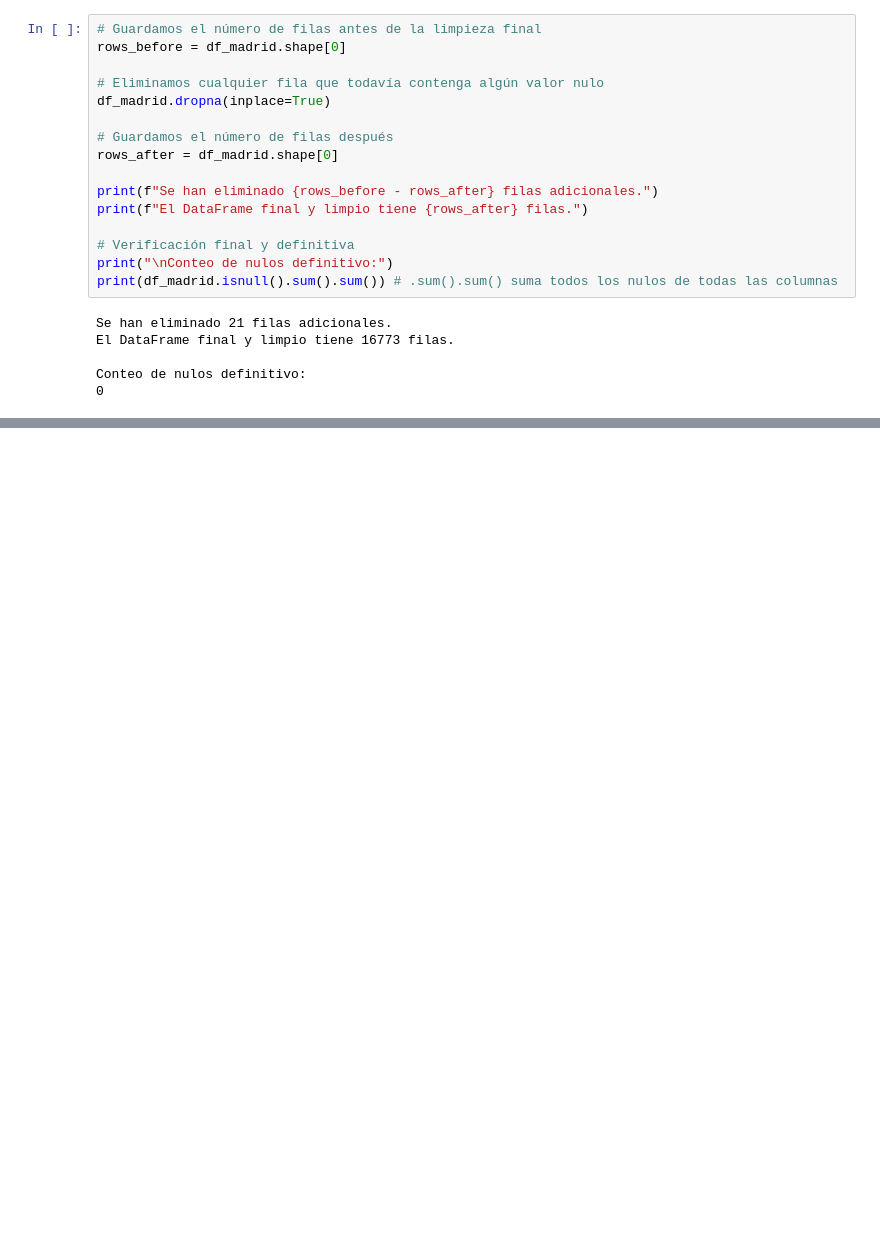
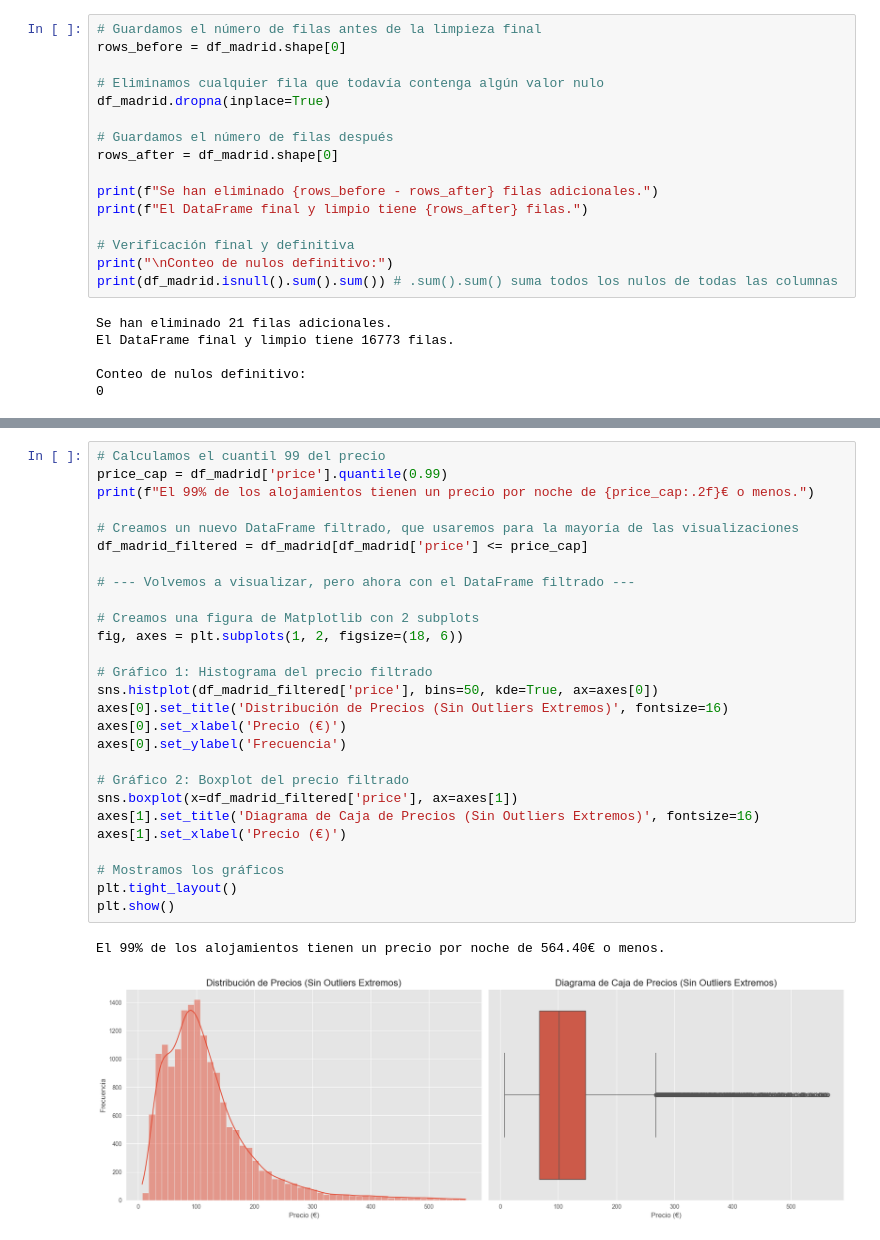
Before and after one commit to robervaca01/airbnb-madrid-analysis, a Jupyter notebook: notebooks/01-EDA-Airbnb-Madrid.ipynb, the cells around one changed output, grey strips where cells are left out. Saved outputs shown, nothing was run; the diff lists cells and outputs as text; blank space fills up the shorter version.

Commit message:
feat: Complete Exploratory Data Analysis

```diff
--- a/notebooks/01-EDA-Airbnb-Madrid.ipynb
+++ b/notebooks/01-EDA-Airbnb-Madrid.ipynb
@@ -240,0 +299,30 @@ Conteo de nulos definitivo:
+# %%
+# Calculamos el cuantil 99 del precio
+price_cap = df_madrid['price'].quantile(0.99)
+print(f"El 99% de los alojamientos tienen un precio por noche de {price_cap:.2f}€ o menos.")
+
+# Creamos un nuevo DataFrame filtrado, que usaremos para la mayoría de las visualizaciones
+df_madrid_filtered = df_madrid[df_madrid['price'] <= price_cap]
+
+# --- Volvemos a visualizar, pero ahora con el DataFrame filtrado ---
+
+# Creamos una figura de Matplotlib con 2 subplots
+fig, axes = plt.subplots(1, 2, figsize=(18, 6))
+
+# Gráfico 1: Histograma del precio filtrado
+sns.histplot(df_madrid_filtered['price'], bins=50, kde=True, ax=axes[0])
+axes[0].set_title('Distribución de Precios (Sin Outliers Extremos)', fontsize=16)
+axes[0].set_xlabel('Precio (€)')
+axes[0].set_ylabel('Frecuencia')
+
+# Gráfico 2: Boxplot del precio filtrado
+sns.boxplot(x=df_madrid_filtered['price'], ax=axes[1])
+axes[1].set_title('Diagrama de Caja de Precios (Sin Outliers Extremos)', fontsize=16)
+axes[1].set_xlabel('Precio (€)')
+
+# Mostramos los gráficos
+plt.tight_layout()
+plt.show()
+# %% [output]
+El 99% de los alojamientos tienen un precio por noche de 564.40€ o menos.
+[figure, added]
```
Also changed, not shown: parts of 21 cells of this notebook.
